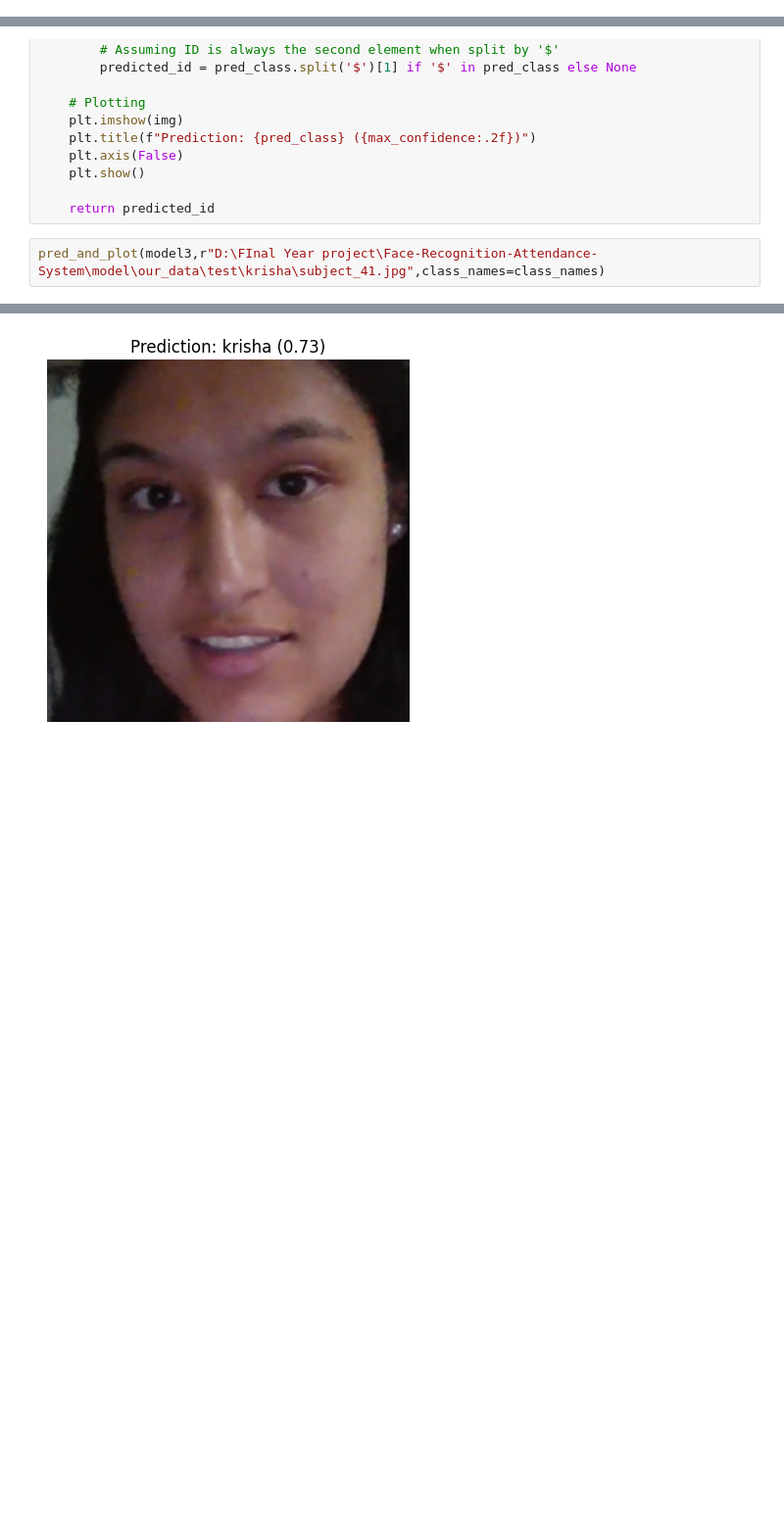
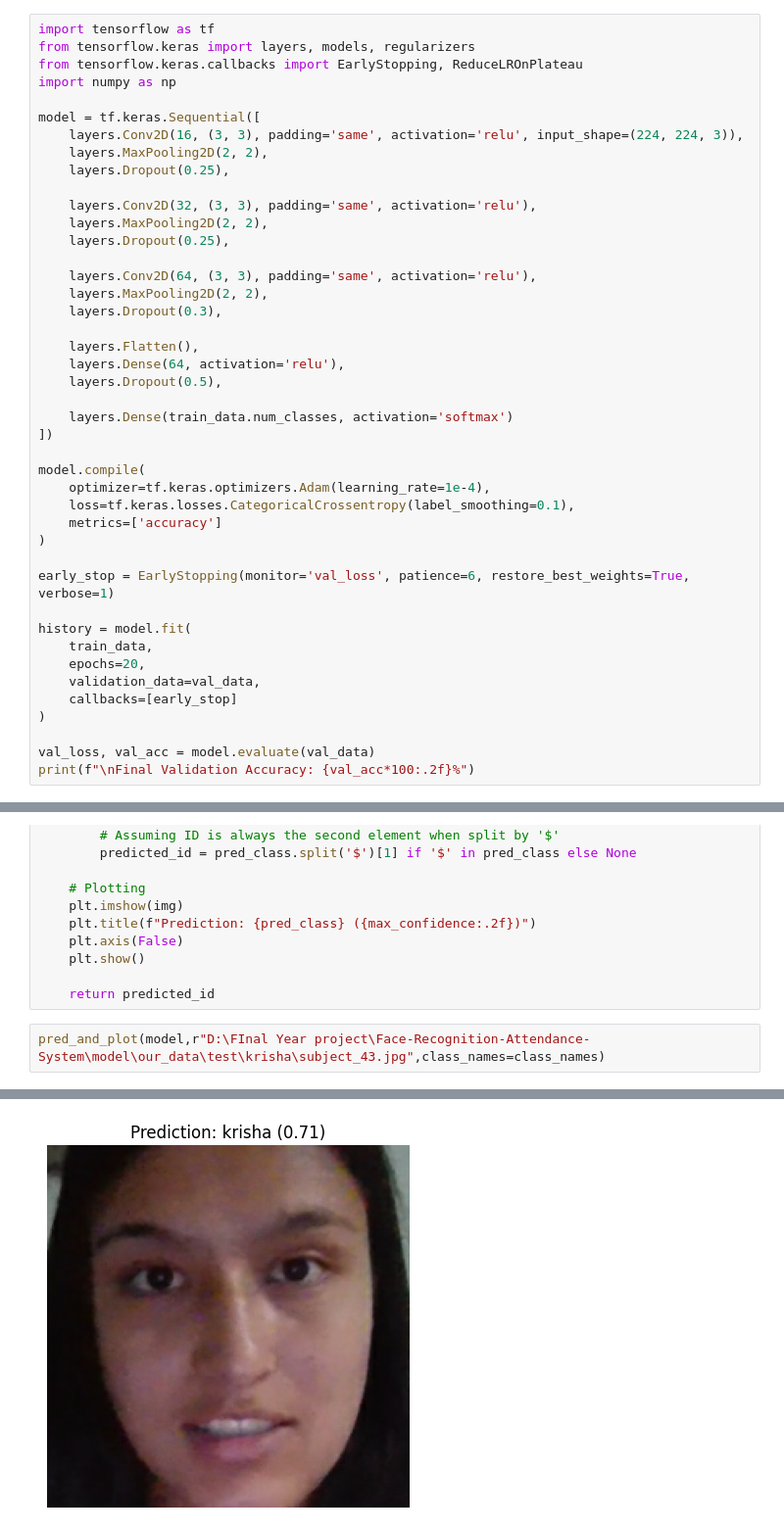
Before and after one commit to suyeshrimal/Face_recogintion, a Jupyter notebook: model/newmodel.ipynb, the cells around one changed output, grey strips where cells are left out. Shown: that part at 98% size. Cells and saved outputs as stored; diff of their text form; blank space fills up the shorter version.

Commit message:
KNN model updated and CNN also improved

```diff
--- a/model/newmodel.ipynb
+++ b/model/newmodel.ipynb
@@ -131,3 +118,46 @@ def plot_loss_curves(history):
   plt.title("accuracy")
   plt.xlabel("epochs")
   plt.legend()
+# %%
+import tensorflow as tf
+from tensorflow.keras import layers, models, regularizers
+from tensorflow.keras.callbacks import EarlyStopping, ReduceLROnPlateau
+import numpy as np
+
+model = tf.keras.Sequential([
+    layers.Conv2D(16, (3, 3), padding='same', activation='relu', input_shape=(224, 224, 3)),
+    layers.MaxPooling2D(2, 2),
+    layers.Dropout(0.25),
+
+    layers.Conv2D(32, (3, 3), padding='same', activation='relu'),
+    layers.MaxPooling2D(2, 2),
+    layers.Dropout(0.25),
+
+    layers.Conv2D(64, (3, 3), padding='same', activation='relu'),
+    layers.MaxPooling2D(2, 2),
+    layers.Dropout(0.3),
+
+    layers.Flatten(),
+    layers.Dense(64, activation='relu'),
+    layers.Dropout(0.5),
+
+    layers.Dense(train_data.num_classes, activation='softmax')
+])
+
+model.compile(
+    optimizer=tf.keras.optimizers.Adam(learning_rate=1e-4),
+    loss=tf.keras.losses.CategoricalCrossentropy(label_smoothing=0.1),
+    metrics=['accuracy']
+)
+
+early_stop = EarlyStopping(monitor='val_loss', patience=6, restore_best_weights=True, verbose=1)
+
+history = model.fit(
+    train_data,
+    epochs=20,
+    validation_data=val_data,
+    callbacks=[early_stop]
+)
+
+val_loss, val_acc = model.evaluate(val_data)
+print(f"\nFinal Validation Accuracy: {val_acc*100:.2f}%")
@@ -273,5 +226,5 @@ def pred_and_plot(model, filename, class_names=class_names, confidence_threshold
 
     return predicted_id
 # %%
-pred_and_plot(model3,r"D:\FInal Year project\Face-Recognition-Attendance-System\model\our_data\test\krisha\subject_41.jpg",class_names=class_names)
+pred_and_plot(model,r"D:\FInal Year project\Face-Recognition-Attendance-System\model\our_data\test\krisha\subject_43.jpg",class_names=class_names)
 # %% [output]
@@ -279 +232 @@ pred_and_plot(model3,r"D:\FInal Year project\Face-Recognition-Attendance-System\
-[figure, old version]
+[figure, new version]
```
Also changed, not shown: parts of 13 cells of this notebook, 1 other file.
